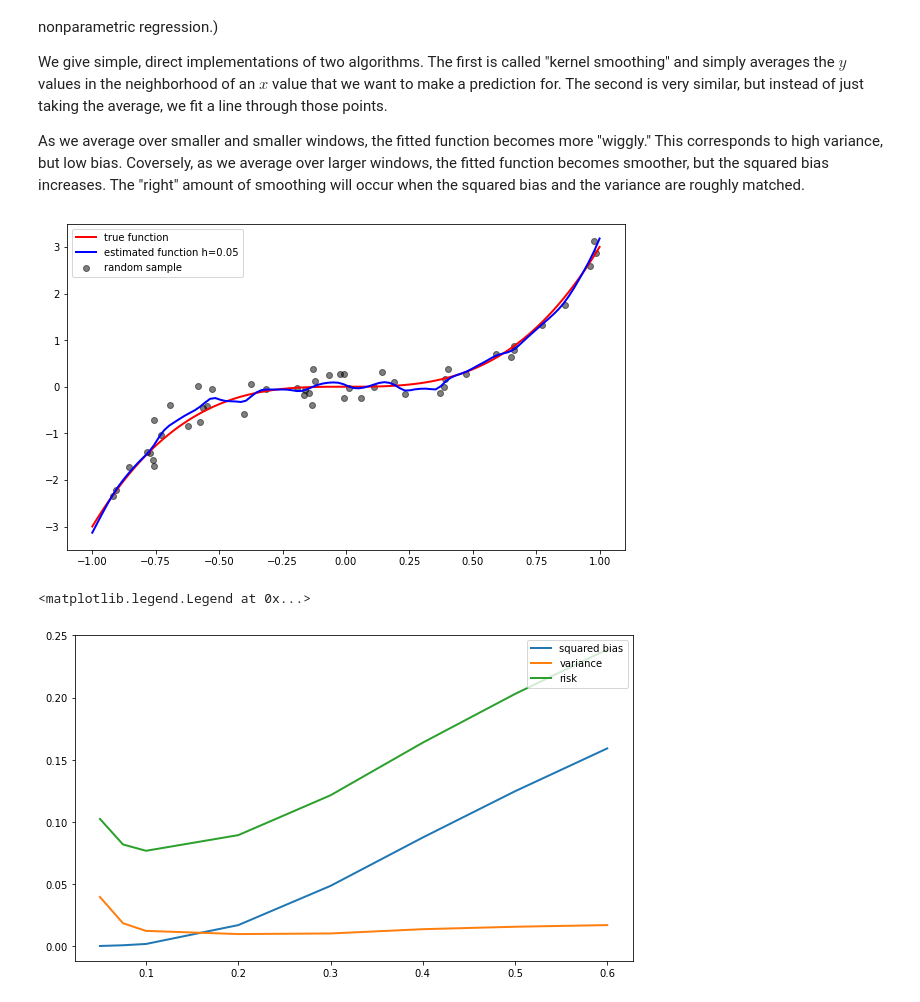
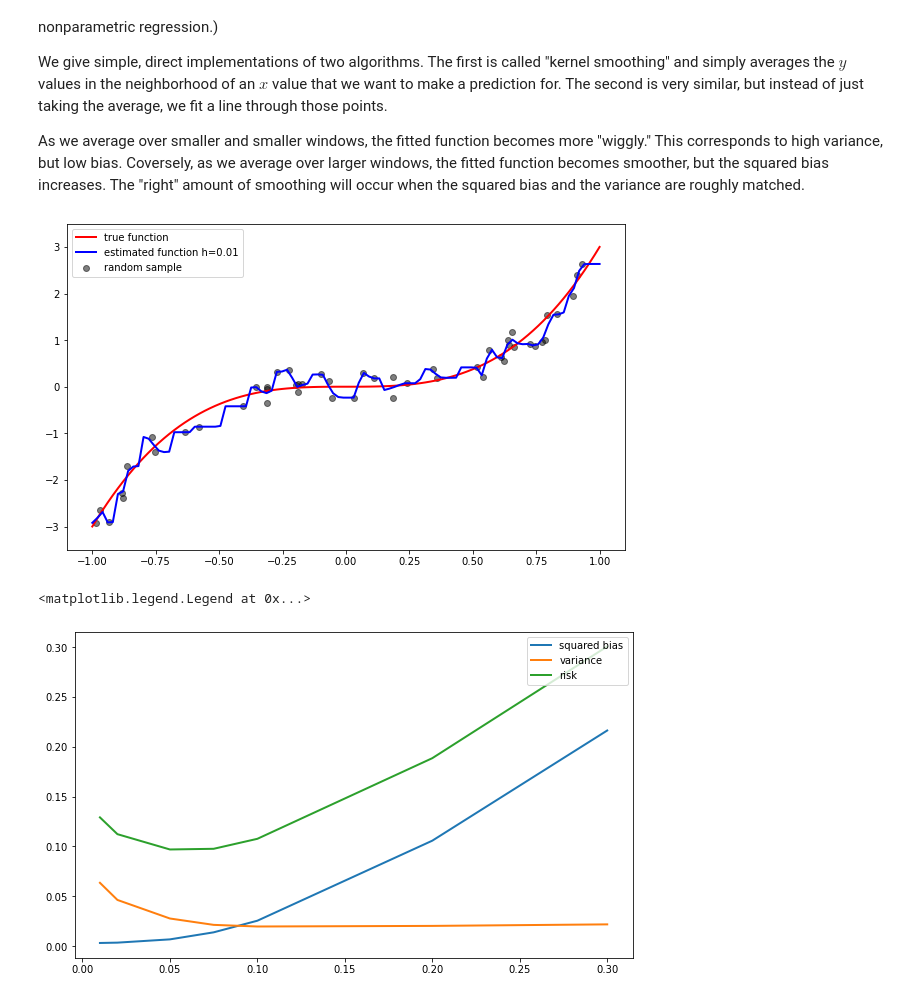
Before and after one commit to YData123/sds265-fa22, a Jupyter notebook: demos/bias-variance/bias-variance.ipynb, the cells around one changed output. Cells and saved outputs as stored; diff of their text form; code cells hidden in the pictures.

```diff
--- a/demos/bias-variance/bias-variance.ipynb
+++ b/demos/bias-variance/bias-variance.ipynb
@@ -18,17 +18,7 @@ def kernel_smooth(X, y, x, h):
     K = np.zeros(len(x)*len(X)).reshape(len(x), len(X))
     for j in np.arange(K.shape[1]):
         K[:,j] = (1/h)*np.exp(-(x-X[j])**2/(2*h**2))
-        K[:,j] /= np.sum(K[:,j])
     fhat = np.dot(K, y) / np.sum(K, axis=1)
-    return fhat
-
-def local_linear_smooth(X, y, x, h):
-    fhat = np.zeros(len(x))
-    for i in np.arange(len(x)):
-        W = np.diag((1/h)*np.exp(-(x[i]-X)**2/(2*h**2)))
-        Xbar = np.append(X-x[i], np.ones(len(X))).reshape(2, len(X)).T
-        beta = np.linalg.inv(Xbar.T @ W @ Xbar) @ Xbar.T @ W @ y
-        fhat[i] = beta[1]
     return fhat
 
 def plot_estimate(x, f, fhat, X, y, sigma, sleeptime=.2):
@@ -48,27 +38,27 @@ def true_fn(x):
 # %%
 min_x, max_x = -1, 1
 
 x = np.linspace(min_x, max_x, 100)
 f = true_fn(x)
 sigma = .25
 estimates = []
-bandwidths = [.6, .5, .4, .3, .2, .1, .075, .05]
+bandwidths = [.3, .2, .1, .075, .05, .02, .01]
 trials = 500
 
 for h in bandwidths:
     estimates_h = []
     for i in np.arange(trials):
         X = np.sort(np.random.uniform(low=min_x, high=max_x, size=50))
         fX = true_fn(X)
         y = fX + sigma*np.random.normal(size=len(X))
-        fhat = local_linear_smooth(X, y, x, h=h)
+        fhat = kernel_smooth(X, y, x, h=h)
         if i < 10:
             plot_estimate(x, f, fhat, X, y, sigma, sleeptime=.1)
         estimates_h.append(fhat)
 
     estimates.append(estimates_h)
 # %% [output]
-[figure, old version]
+[figure, new version]
 # %%
 fhat = np.array(estimates)
 sq_bias = np.zeros(len(bandwidths))
@@ -85,4 +75,4 @@ plt.plot(bandwidths, sq_bias + variance + sigma**2, label='risk', linewidth=2)
 plt.legend(loc='upper right')
 # %% [output]
 <matplotlib.legend.Legend at 0x...>
-[figure, old version]
+[figure, new version]
```
Also changed, not shown: 1 other file.
